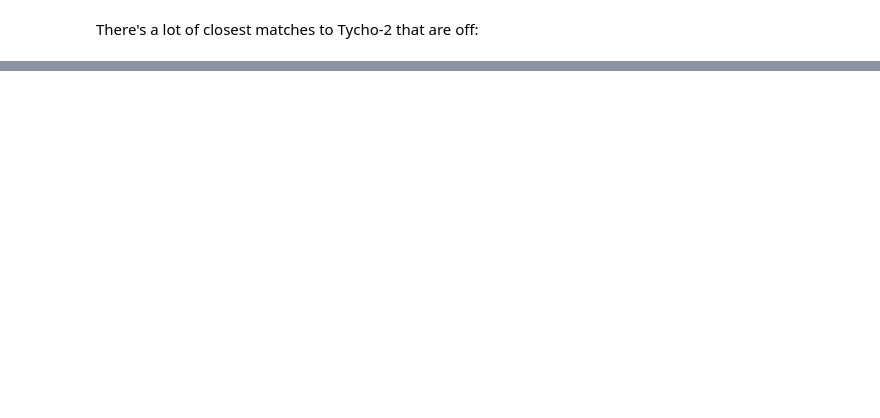
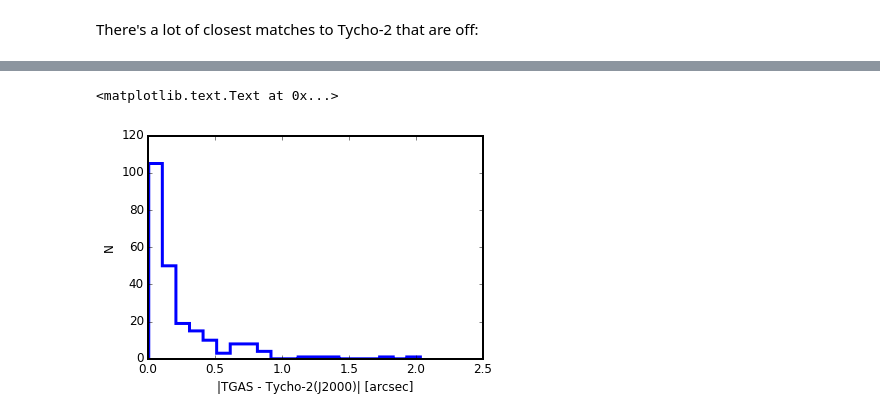
Before and after one commit to smoh/gaia-comoving-stars, a Jupyter notebook: notebooks/coordinates-tests.ipynb, the cells around one changed output, grey strips where cells are left out. Saved outputs shown, nothing was run; the diff lists cells and outputs as text; code cells hidden in the pictures; blank space fills up the shorter version.

```diff
--- a/notebooks/coordinates-tests.ipynb
+++ b/notebooks/coordinates-tests.ipynb
@@ -101,0 +121,2 @@ len(df.groupby('_q')._r.min()), (df.groupby('_q')._r.min() > 1).sum()
+# %%
+df_tycho = pd.read_hdf('../data/tycho2.h5')
@@ -101,0 +126,9 @@ len(df.groupby('_q')._r.min()), (df.groupby('_q')._r.min() > 1).sum()
+# %%
+dt = 15 * u.yr
+d_ra = (dt*df1.pmra.values*u.mas/u.yr).to('deg').value
+d_dec = (dt*df1.pmdec.values*u.mas/u.yr).to('deg').value
+
+df1['ra_j2000_t2'] = df_tycho.ix[df1.tycho2_id, '_RAJ2000'].values + d_ra
+df1['dec_j2000_t2'] = df_tycho.ix[df1.tycho2_id, '_DEJ2000'].values + d_dec
+df1['ra_icrs_t2'] = df_tycho.ix[df1.tycho2_id, 'RA_ICRS_'].values + d_ra
+df1['dec_icrs_t2'] = df_tycho.ix[df1.tycho2_id, 'DE_ICRS_'].values + d_dec
@@ -101,0 +144,16 @@ len(df.groupby('_q')._r.min()), (df.groupby('_q')._r.min() > 1).sum()
+# %%
+c1 = SkyCoord(df1.ra.values, df1.dec.values, unit='deg')
+c2 = SkyCoord(df1.ra_j2000_t2.values, df1.dec_j2000_t2.values, unit='deg')
+df1['distance_t2_j2000'] = c1.separation(c2) * 3600
+# %%
+c1 = SkyCoord(df1.ra.values, df1.dec.values, unit='deg')
+c2 = SkyCoord(df1.ra_icrs_t2.values, df1.dec_icrs_t2.values, unit='deg')
+df1['distance_t2_icrs'] = c1.separation(c2) * 3600
+# %%
+ok = df1['distance_t2_j2000'].notnull()
+plt.hist(df1['distance_t2_j2000'][ok], bins=20, histtype='step', lw=3);
+plt.ylabel('N')
+plt.xlabel('|TGAS - Tycho-2(J2000)| [arcsec]');
+# %% [output]
+<matplotlib.text.Text at 0x...>
+[figure, added]
```
Also changed, not shown: parts of 12 cells of this notebook, 1 other file.
